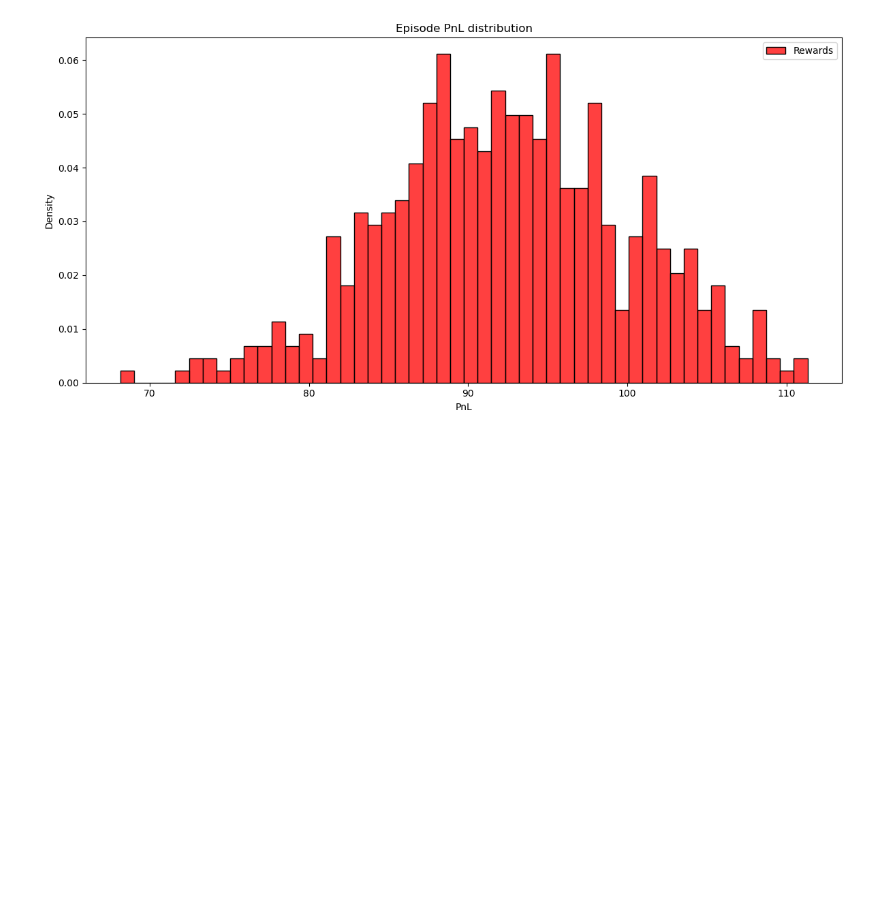
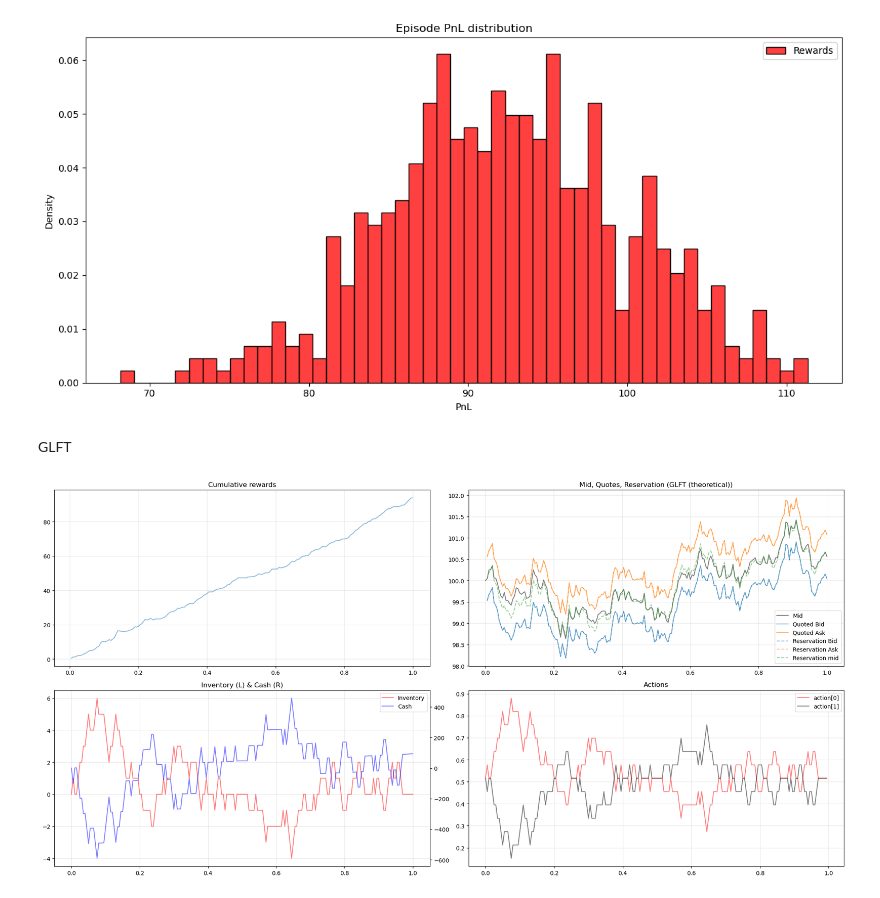
Before and after one commit to AA-ron2/Thesis_AI4Trading, a Jupyter notebook: test.ipynb, the cells around one changed output. Drawn from its saved outputs; the diff is of its cells as text; code cells hidden in the pictures; blank space fills up the shorter version.

Commit message:
glft

```diff
--- a/test.ipynb
+++ b/test.ipynb
@@ -146,3 +148,16 @@ Inventory    1.491877  92.403168  7.606597               -0.130859
           Std terminal inventory
 Inventory                2.97917
 [figure]
+# %% [markdown]
+GLFT
+# %%
+# env set up (dt, sigma, etc.)
+# Suppose you calibrated A,k from data (or chose them).
+A, k = 120.0, 1.6
+agent = GLFTAgent(env, gamma=0.1, A=A, k=k, xi=1.0, tick=1.0)
+
+# rollout + plot (your existing helpers)
+#obs, acts, rews = generate_trajectory_lite(env, agent)
+plot_trajectory(env, agent, show_reservation=True)
+# %% [output]
+[figure, added]
```
Also changed, not shown: parts of 1 cell of this notebook, 2 other files.
